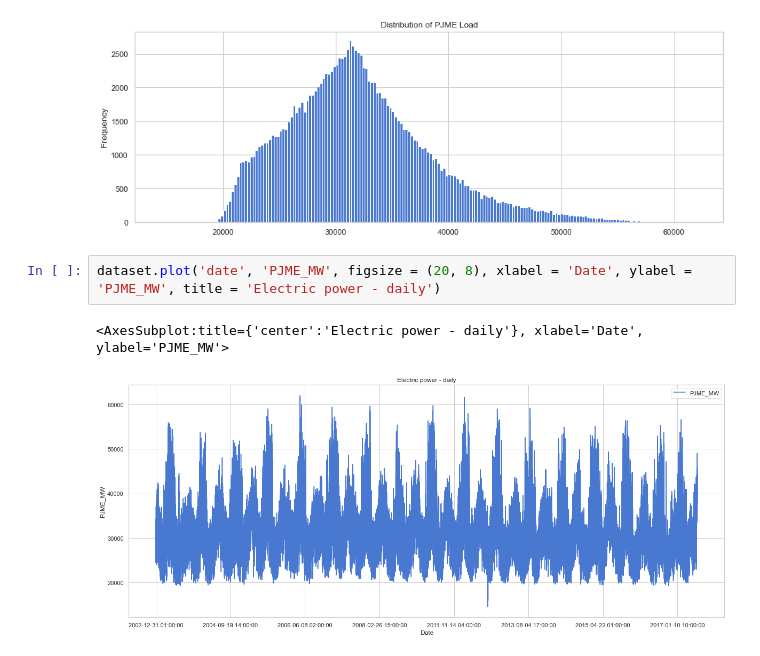
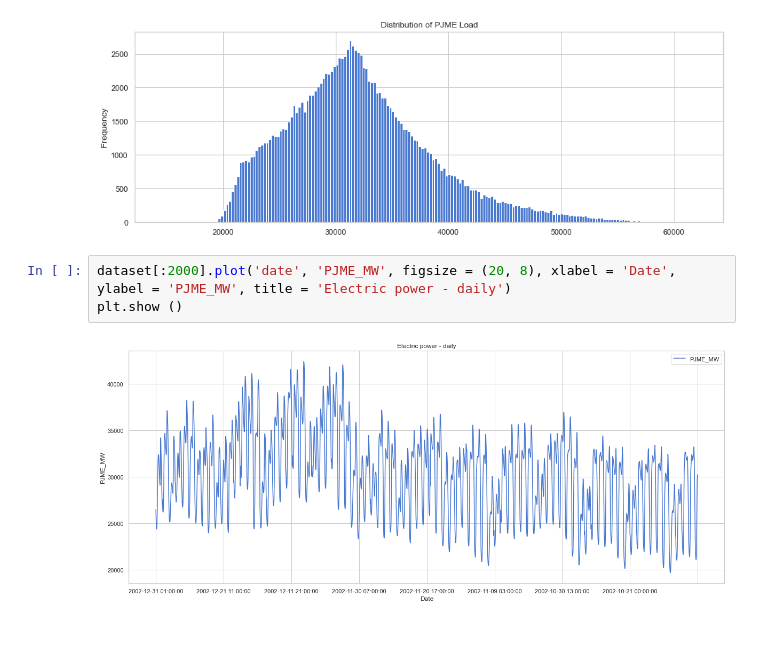
Before and after one commit to Radhika025/Power-Grid-Energy-Consumption-Time-Series-Analysis-and-Prediction, a Jupyter notebook: visualization.ipynb, the cells around one changed output. Cells and saved outputs as stored; diff of their text form.

```diff
--- a/visualization.ipynb
+++ b/visualization.ipynb
@@ -22,8 +22,8 @@ _ = dataset['PJME_MW'].plot.hist(figsize=(15, 5), bins=200, title='Distribution
 # %% [output]
 [figure]
 # %%
-dataset.plot('date', 'PJME_MW', figsize = (20, 8), xlabel = 'Date', ylabel = 'PJME_MW', title = 'Electric power - daily')
+dataset[:2000].plot('date', 'PJME_MW', figsize = (20, 8), xlabel = 'Date', ylabel = 'PJME_MW', title = 'Electric power - daily')
+plt.show ()
 # %% [output]
-<AxesSubplot:title={'center':'Electric power - daily'}, xlabel='Date', ylabel='PJME_MW'>
-[figure, old version]
+[figure, new version]
 # %%
```
Also changed, not shown: parts of 2 cells of this notebook, 1 other file.
